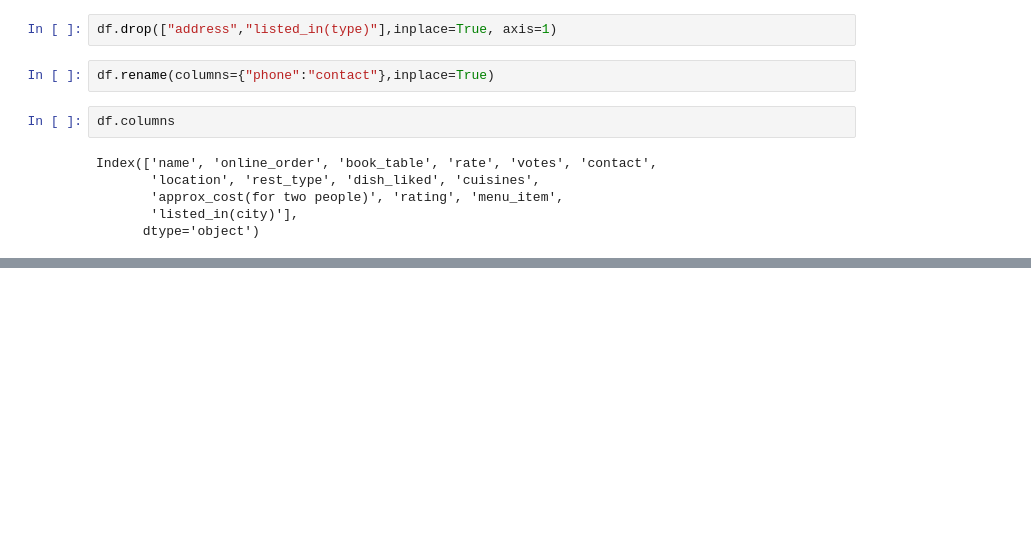
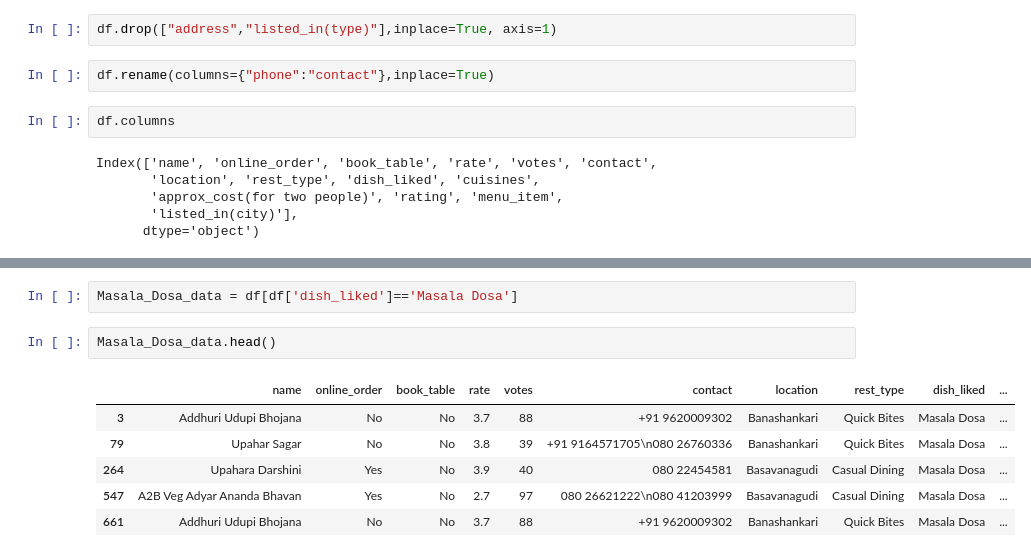
Before and after one commit to AlistairPereira/python-data-analysis-lab, a Jupyter notebook: notebooks/Restaurant_data_cleaning.ipynb, the cells around one changed output, grey strips where cells are left out. Saved outputs shown, nothing was run; the diff lists cells and outputs as text; blank space fills up the shorter version.

```diff
--- a/notebooks/Restaurant_data_cleaning.ipynb
+++ b/notebooks/Restaurant_data_cleaning.ipynb
@@ -301,0 +476,11 @@ Index(['name', 'online_order', 'book_table', 'rate', 'votes', 'contact',
+# %%
+Masala_Dosa_data = df[df['dish_liked']=='Masala Dosa']
+# %%
+Masala_Dosa_data.head()
+# %% [output]
+|  | name | online_order | book_table | rate | votes | contact | location | rest_type | dish_liked | ... |
+| 3 | Addhuri Udupi Bhojana | No | No | 3.7 | 88 | +91 9620009302 | Banashankari | Quick Bites | Masala Dosa | ... |
+| 79 | Upahar Sagar | No | No | 3.8 | 39 | +91 9164571705\n080 26760336 | Banashankari | Quick Bites | Masala Dosa | ... |
+| 264 | Upahara Darshini | Yes | No | 3.9 | 40 | 080 22454581 | Basavanagudi | Casual Dining | Masala Dosa | ... |
+| 547 | A2B Veg Adyar Ananda Bhavan | Yes | No | 2.7 | 97 | 080 26621222\n080 41203999 | Basavanagudi | Casual Dining | Masala Dosa | ... |
+| 661 | Addhuri Udupi Bhojana | No | No | 3.7 | 88 | +91 9620009302 | Banashankari | Quick Bites | Masala Dosa | ... |
```
Also changed, not shown: parts of 37 cells of this notebook.
